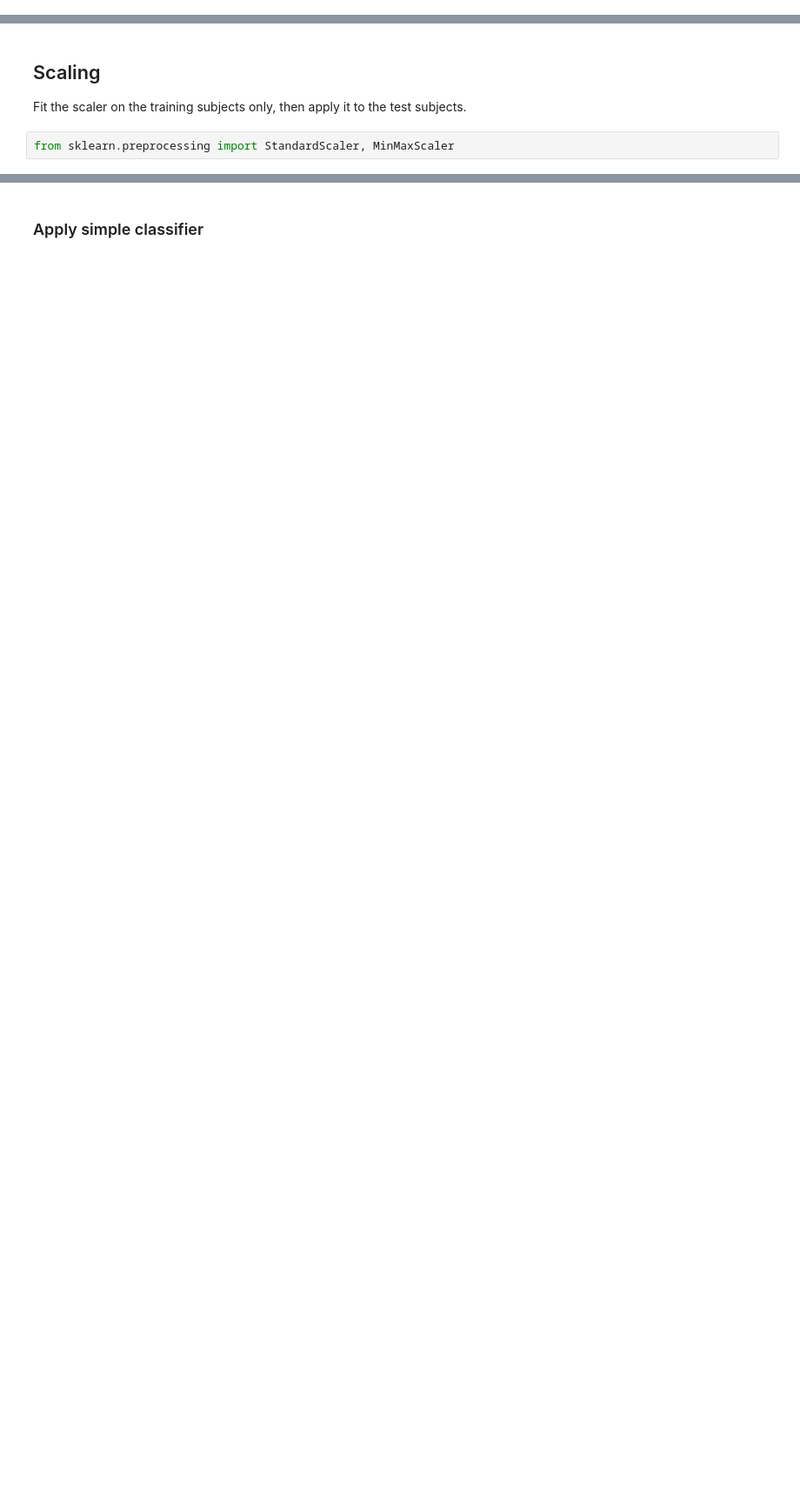
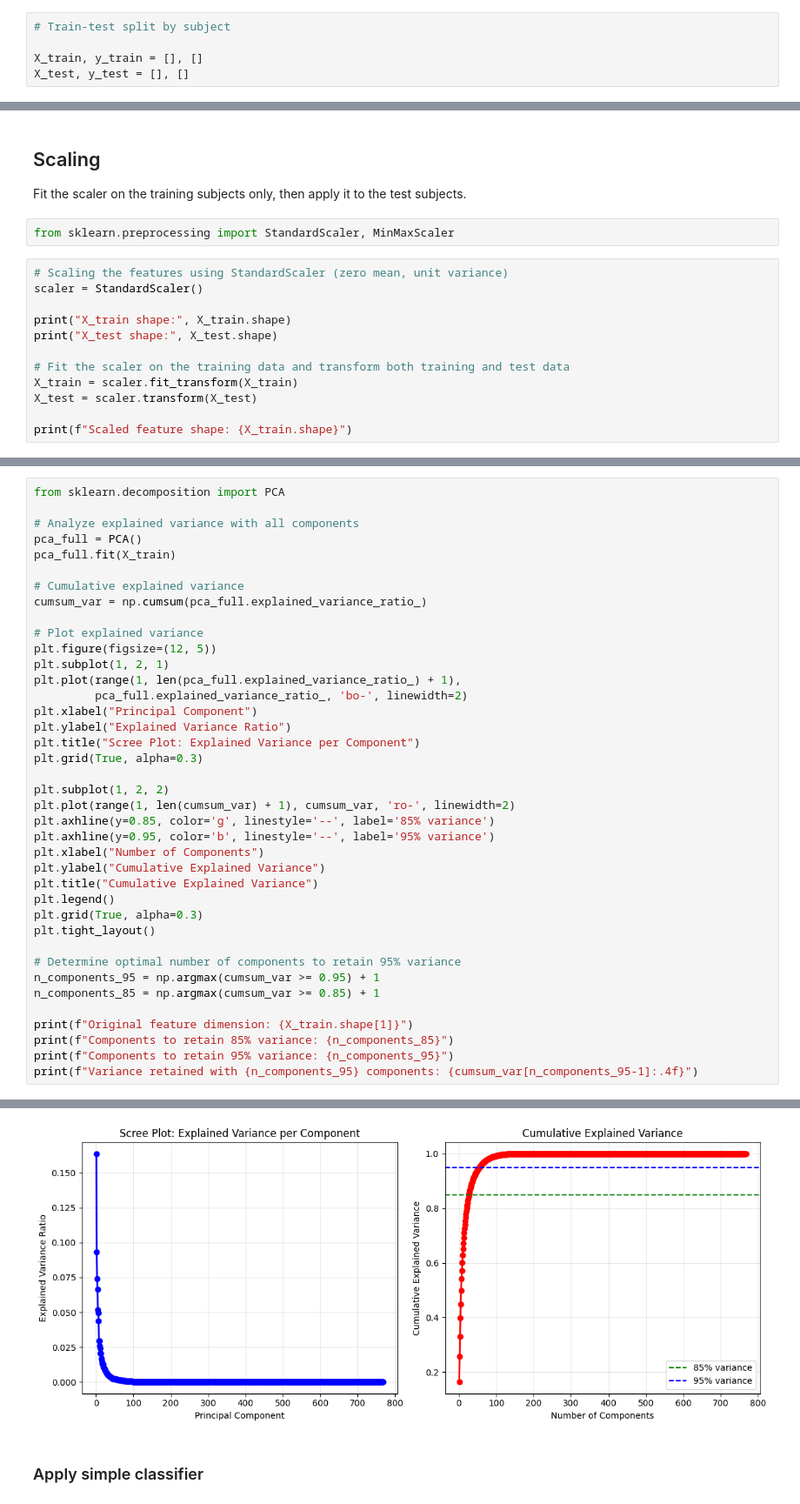
Before and after one commit to Manouso/AIIoT-Semester-Project, a Jupyter notebook: aiot_project_sample.ipynb, the cells around one changed output, grey strips where cells are left out. Shown at 87% size. Saved outputs shown, nothing was run; the diff lists cells and outputs as text; blank space fills up the shorter version.

```diff
--- a/aiot_project_sample.ipynb
+++ b/aiot_project_sample.ipynb
@@ -96,6 +324,11 @@ Keep `(window, activity_label, subject)` triplets together throughout this secti
 The split must be **by subject**: 6–7 subjects in train, 2–3 in test, with **no overlap**. This forces the model to generalize to users it has never seen, which is the realistic deployment scenario.
 
 Do **not** use `train_test_split` with random shuffling — that would leak windows from the same subject into both sets and inflate the reported metrics.
+# %%
+# Train-test split by subject
+
+X_train, y_train = [], []
+X_test, y_test = [], []
 # %%
 TRAIN_SUBJECTS = ["101", "102", "103", "104", "105", "107"]
 TEST_SUBJECTS  = ["106", "108", "109"]
@@ -107,3 +369,15 @@ assert set(TRAIN_SUBJECTS).isdisjoint(TEST_SUBJECTS)
 Fit the scaler on the training subjects only, then apply it to the test subjects.
 # %%
 from sklearn.preprocessing import StandardScaler, MinMaxScaler
+# %%
+# Scaling the features using StandardScaler (zero mean, unit variance)
+scaler = StandardScaler()
+
+print("X_train shape:", X_train.shape)
+print("X_test shape:", X_test.shape)
+
+# Fit the scaler on the training data and transform both training and test data
+X_train = scaler.fit_transform(X_train)
+X_test = scaler.transform(X_test)
+
+print(f"Scaled feature shape: {X_train.shape}")
@@ -111,0 +414,40 @@ from sklearn.preprocessing import StandardScaler, MinMaxScaler
+# %%
+from sklearn.decomposition import PCA
+
+# Analyze explained variance with all components
+pca_full = PCA()
+pca_full.fit(X_train)
+
+# Cumulative explained variance
+cumsum_var = np.cumsum(pca_full.explained_variance_ratio_)
+
+# Plot explained variance
+plt.figure(figsize=(12, 5))
+plt.subplot(1, 2, 1)
+plt.plot(range(1, len(pca_full.explained_variance_ratio_) + 1),
+         pca_full.explained_variance_ratio_, 'bo-', linewidth=2)
+plt.xlabel("Principal Component")
+plt.ylabel("Explained Variance Ratio")
+plt.title("Scree Plot: Explained Variance per Component")
+plt.grid(True, alpha=0.3)
+
+plt.subplot(1, 2, 2)
+plt.plot(range(1, len(cumsum_var) + 1), cumsum_var, 'ro-', linewidth=2)
+plt.axhline(y=0.85, color='g', linestyle='--', label='85% variance')
+plt.axhline(y=0.95, color='b', linestyle='--', label='95% variance')
+plt.xlabel("Number of Components")
+plt.ylabel("Cumulative Explained Variance")
+plt.title("Cumulative Explained Variance")
+plt.legend()
+plt.grid(True, alpha=0.3)
+plt.tight_layout()
+
+# Determine optimal number of components to retain 95% variance
+n_components_95 = np.argmax(cumsum_var >= 0.95) + 1
+n_components_85 = np.argmax(cumsum_var >= 0.85) + 1
+
+print(f"Original feature dimension: {X_train.shape[1]}")
+print(f"Components to retain 85% variance: {n_components_85}")
+print(f"Components to retain 95% variance: {n_components_95}")
+print(f"Variance retained with {n_components_95} components: {cumsum_var[n_components_95-1]:.4f}")
+# %% [output]
@@ -112,2 +458,3 @@ from sklearn.preprocessing import StandardScaler, MinMaxScaler
+[figure, added]
 # %% [markdown]
 ### Apply simple classifier
```
Also changed, not shown: parts of 23 cells of this notebook, 4 other files.
